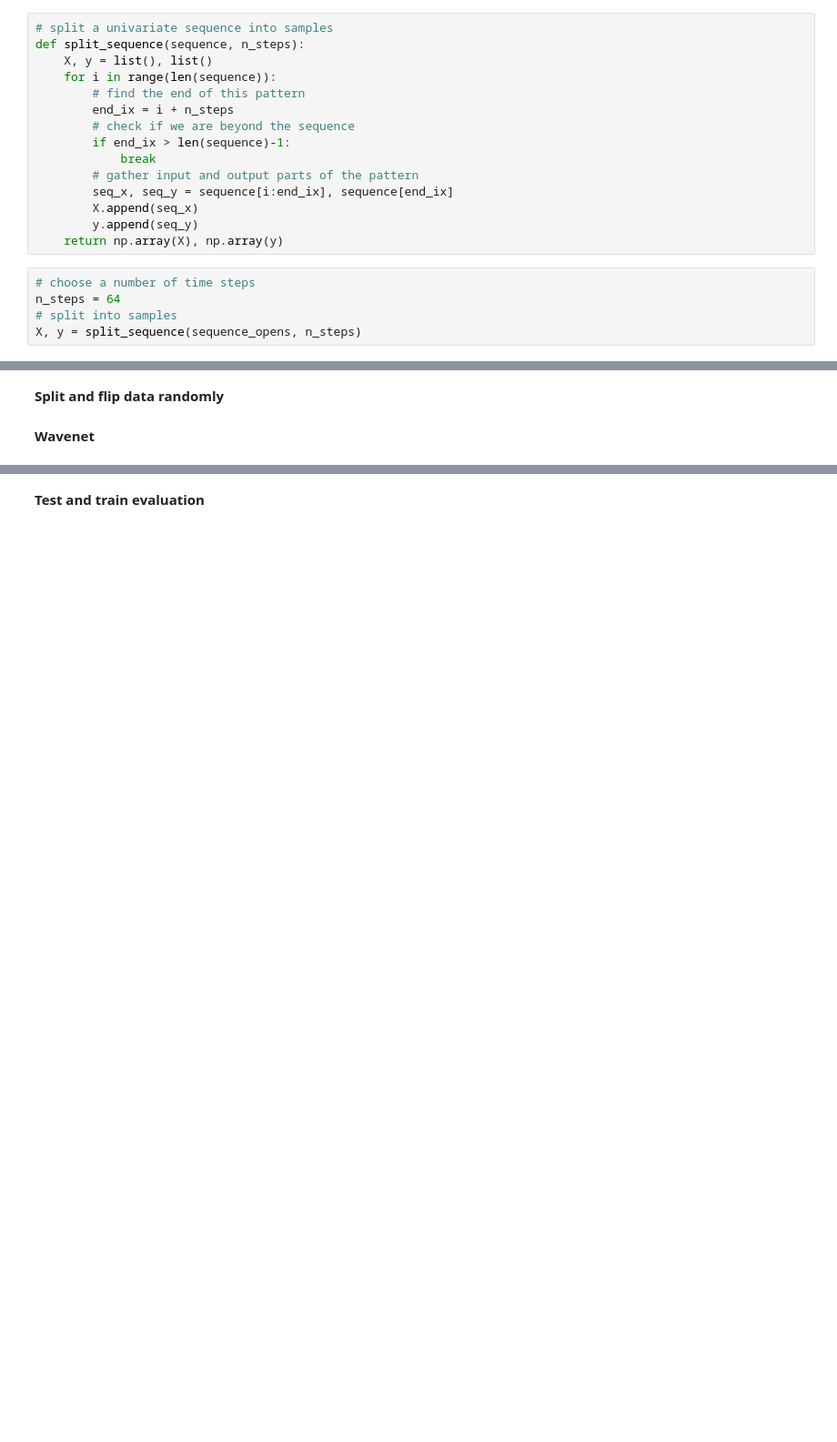
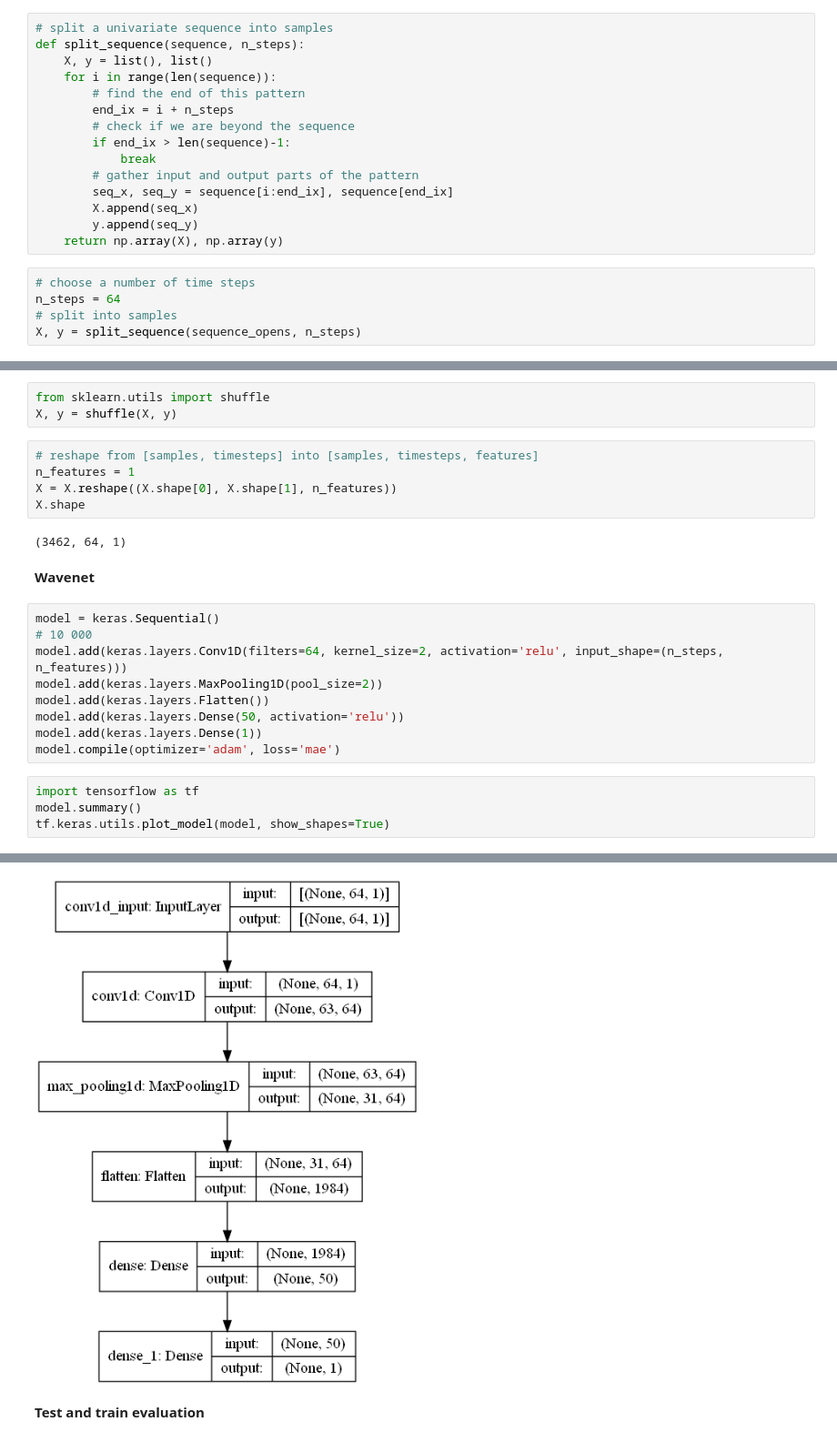
Before and after one commit to Lenflammeur/UCL-MSc_Project, a Jupyter notebook: week2.ipynb, the cells around one changed output, grey strips where cells are left out. Shown at 91% size. Cells and saved outputs as stored; diff of their text form; blank space fills up the shorter version.

```diff
--- a/week2.ipynb
+++ b/week2.ipynb
@@ -63,4 +62,26 @@ intraday_data.plot(y=['Open'])
-# %% [markdown]
-**Split and flip data randomly**
+# %%
+from sklearn.utils import shuffle
+X, y = shuffle(X, y)
+# %%
+# reshape from [samples, timesteps] into [samples, timesteps, features]
+n_features = 1
+X = X.reshape((X.shape[0], X.shape[1], n_features))
+X.shape
+# %% [output]
+(3462, 64, 1)
 # %% [markdown]
 **Wavenet**
+# %%
+model = keras.Sequential()
+# 10 000
+model.add(keras.layers.Conv1D(filters=64, kernel_size=2, activation='relu', input_shape=(n_steps, n_features)))
+model.add(keras.layers.MaxPooling1D(pool_size=2))
+model.add(keras.layers.Flatten())
+model.add(keras.layers.Dense(50, activation='relu'))
+model.add(keras.layers.Dense(1))
+model.compile(optimizer='adam', loss='mae')
+# %%
+import tensorflow as tf
+model.summary()
+tf.keras.utils.plot_model(model, show_shapes=True)
+# %% [output]
@@ -67,3 +106,4 @@ intraday_data.plot(y=['Open'])
+[figure, added]
 # %% [markdown]
 **Test and train evaluation**
 # %% [markdown]
```
Also changed, not shown: parts of 6 cells of this notebook, 1 other file.
